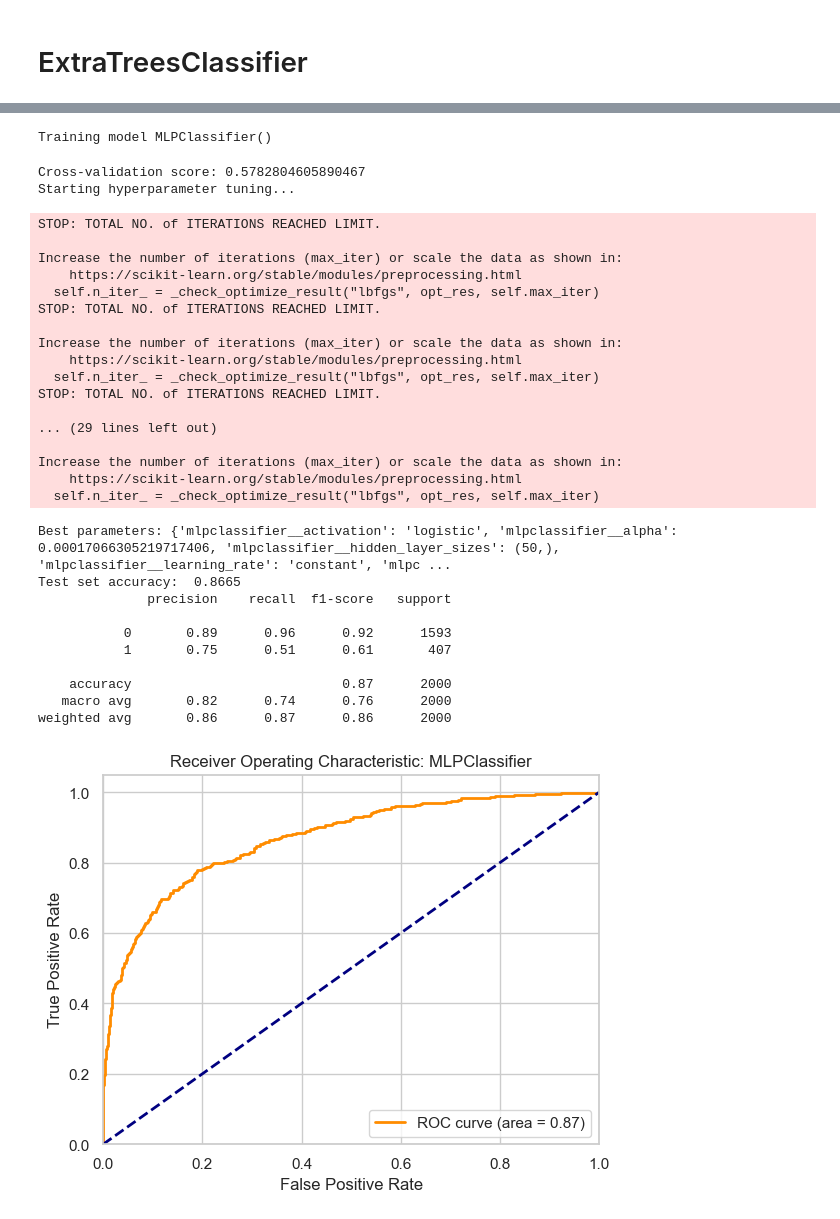
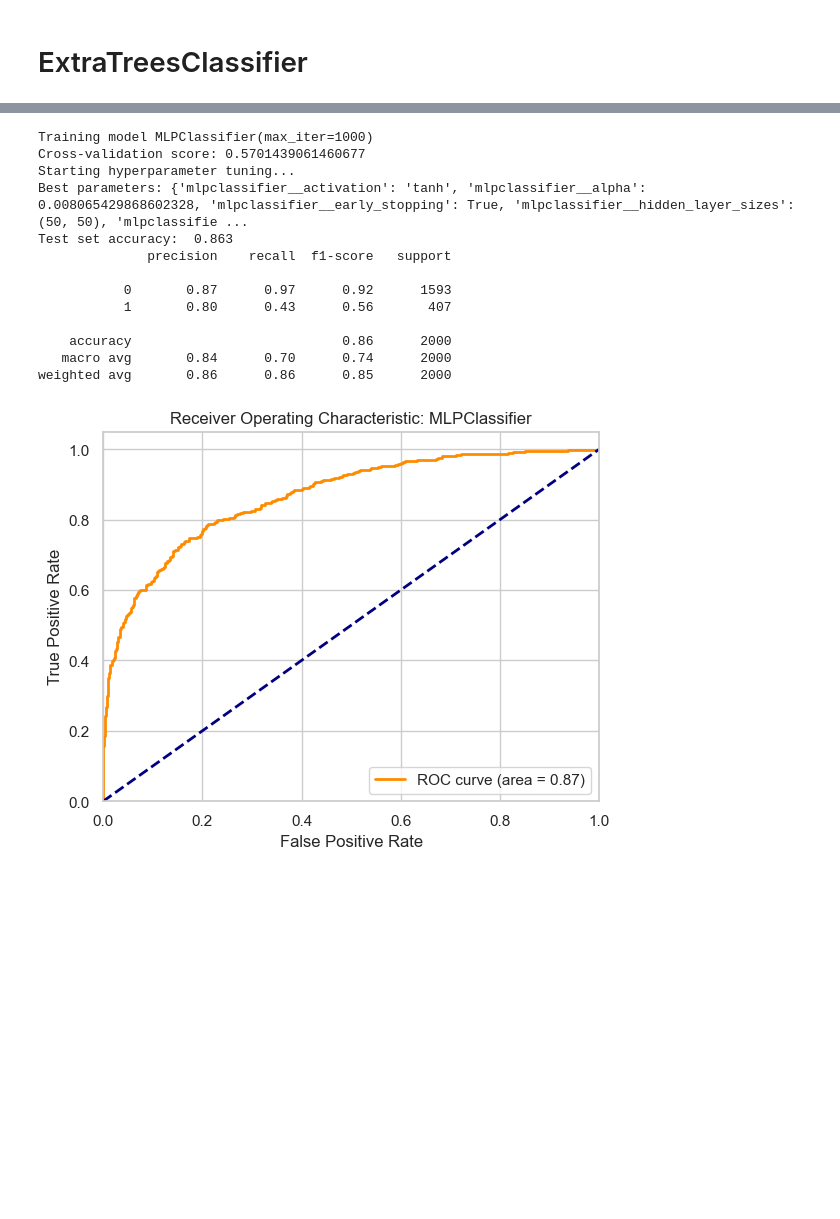
Before and after one commit to Jatin-Mehra119/Churn_modeling, a Jupyter notebook: Churn_predictions.ipynb, the cells around one changed output, grey strips where cells are left out. Saved outputs shown, nothing was run; the diff lists cells and outputs as text; code cells hidden in the pictures; blank space fills up the shorter version.

```diff
--- a/Churn_predictions.ipynb
+++ b/Churn_predictions.ipynb
@@ -495,51 +510,34 @@ weighted avg       0.84      0.85      0.84      2000
 # %%
 from sklearn.neural_network import MLPClassifier
 from scipy.stats import uniform
 
 param_grid_mlp = {
-    'mlpclassifier__hidden_layer_sizes': [(50,), (100,), (50,50), (100,50)],
+    'mlpclassifier__hidden_layer_sizes': [(50,), (100,), (50, 50), (100, 50)],
     'mlpclassifier__activation': ['identity', 'logistic', 'tanh', 'relu'],
     'mlpclassifier__solver': ['lbfgs', 'sgd', 'adam'],
     'mlpclassifier__alpha': uniform(0.0001, 0.01),
     'mlpclassifier__learning_rate': ['constant', 'invscaling', 'adaptive'],
-    'mlpclassifier__max_iter': [500, 1000, 2000],  # Increased number of iterations
+    'mlpclassifier__max_iter': randint(1000, 2500),  # Increased number of iterations
     'mlpclassifier__early_stopping': [True, False]
 }
 
-trainer_mlp = ModelTrainer(MLPClassifier(), preprocessing, param_grid_mlp)
+trainer_mlp = ModelTrainer(MLPClassifier(max_iter=1000), preprocessing, param_grid_mlp)
 trainer_mlp.train(train_X, train_y)
 trainer_mlp.hypertune(train_X, train_y)
 trainer_mlp.evaluate(test_X, test_y)
 trainer_mlp.plot_roc_curve(test_X, test_y)
 # %% [output]
-Training model MLPClassifier()
+Training model MLPClassifier(max_iter=1000)
+Cross-validation score: 0.5701439061460677
+Starting hyperparameter tuning...
+Best parameters: {'mlpclassifier__activation': 'tanh', 'mlpclassifier__alpha': 0.008065429868602328, 'mlpclassifier__early_stopping': True, 'mlpclassifier__hidden_layer_sizes': (50, 50), 'mlpclassifie ...
+Test set accuracy:  0.863
+              precision    recall  f1-score   support
+
+           0       0.87      0.97      0.92      1593
+           1       0.80      0.43      0.56       407
+
+    accuracy                           0.86      2000
+   macro avg       0.84      0.70      0.74      2000
+weighted avg       0.86      0.86      0.85      2000
-Cross-validation score: 0.5782804605890467
-Starting hyperparameter tuning...
-STOP: TOTAL NO. of ITERATIONS REACHED LIMIT.
-
-Increase the number of iterations (max_iter) or scale the data as shown in:
-    https://scikit-learn.org/stable/modules/preprocessing.html
-  self.n_iter_ = _check_optimize_result("lbfgs", opt_res, self.max_iter)
-STOP: TOTAL NO. of ITERATIONS REACHED LIMIT.
-
-Increase the number of iterations (max_iter) or scale the data as shown in:
-    https://scikit-learn.org/stable/modules/preprocessing.html
-  self.n_iter_ = _check_optimize_result("lbfgs", opt_res, self.max_iter)
-STOP: TOTAL NO. of ITERATIONS REACHED LIMIT.
-
-... (29 lines left out)
-
-Increase the number of iterations (max_iter) or scale the data as shown in:
-    https://scikit-learn.org/stable/modules/preprocessing.html
-  self.n_iter_ = _check_optimize_result("lbfgs", opt_res, self.max_iter)
-Best parameters: {'mlpclassifier__activation': 'logistic', 'mlpclassifier__alpha': 0.00017066305219717406, 'mlpclassifier__hidden_layer_sizes': (50,), 'mlpclassifier__learning_rate': 'constant', 'mlpc ...
-Test set accuracy:  0.8665
-              precision    recall  f1-score   support
-
-           0       0.89      0.96      0.92      1593
-           1       0.75      0.51      0.61       407
-
-    accuracy                           0.87      2000
-   macro avg       0.82      0.74      0.76      2000
-weighted avg       0.86      0.87      0.86      2000
-[figure, old version]
+[figure, new version]
```
Also changed, not shown: parts of 5 cells of this notebook.
